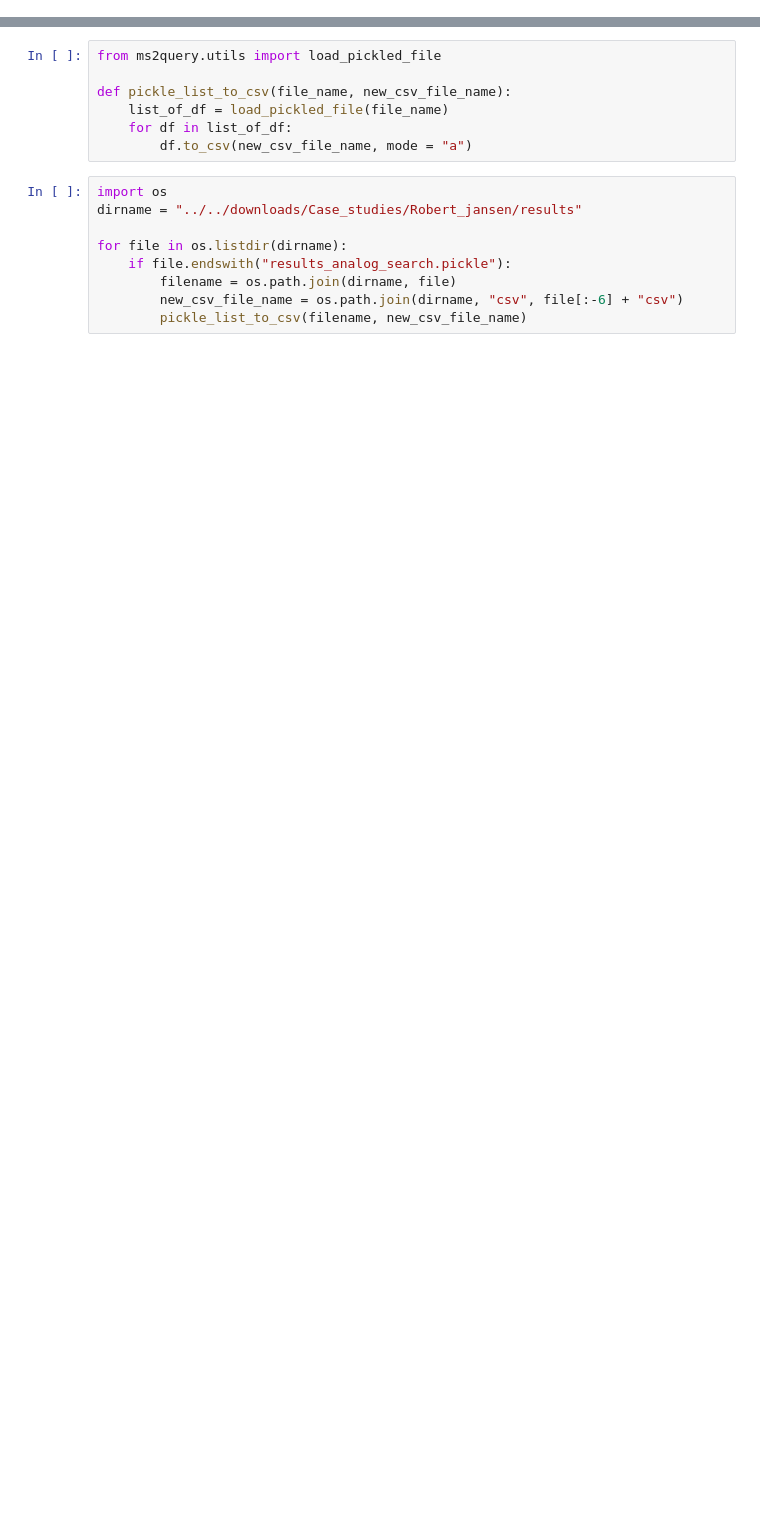
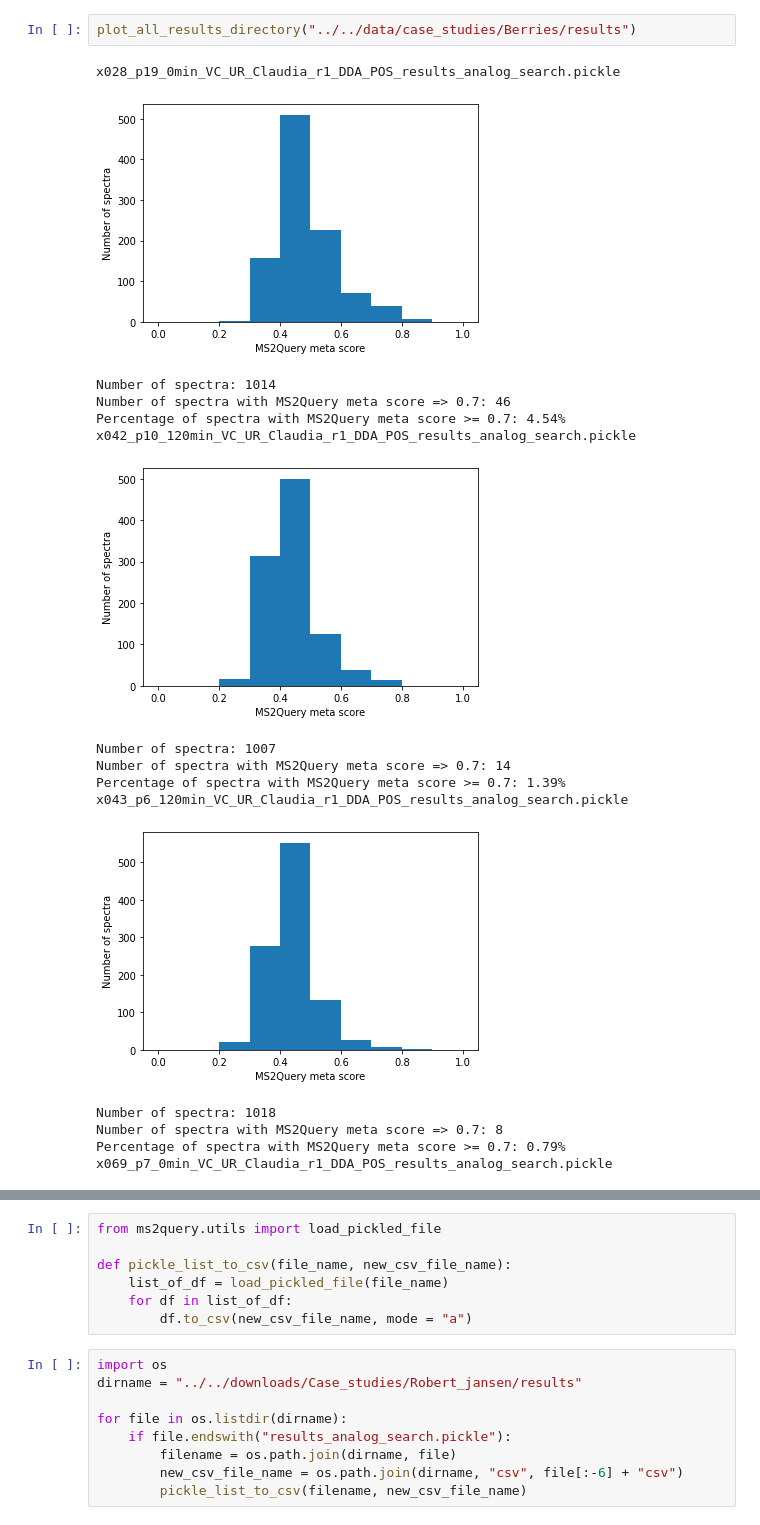
Before and after one commit to iomega/ms2query, a Jupyter notebook: notebooks/case_studies/analyze results.ipynb, the cells around one changed output, grey strips where cells are left out. Cells and saved outputs as stored; diff of their text form; blank space fills up the shorter version.

```diff
--- a/notebooks/case_studies/analyze results.ipynb
+++ b/notebooks/case_studies/analyze results.ipynb
@@ -100,0 +80,19 @@ print(len([score for score in list_of_best_matches if score > 0.65]))
+# %%
+plot_all_results_directory("../../data/case_studies/Berries/results")
+# %% [output]
+x028_p19_0min_VC_UR_Claudia_r1_DDA_POS_results_analog_search.pickle
+[figure, added]
+Number of spectra: 1014
+Number of spectra with MS2Query meta score => 0.7: 46
+Percentage of spectra with MS2Query meta score >= 0.7: 4.54%
+x042_p10_120min_VC_UR_Claudia_r1_DDA_POS_results_analog_search.pickle
+[figure, added]
+Number of spectra: 1007
+Number of spectra with MS2Query meta score => 0.7: 14
+Percentage of spectra with MS2Query meta score >= 0.7: 1.39%
+x043_p6_120min_VC_UR_Claudia_r1_DDA_POS_results_analog_search.pickle
+[figure, added]
+Number of spectra: 1018
+Number of spectra with MS2Query meta score => 0.7: 8
+Percentage of spectra with MS2Query meta score >= 0.7: 0.79%
+x069_p7_0min_VC_UR_Claudia_r1_DDA_POS_results_analog_search.pickle
```
Also changed, not shown: parts of 23 cells of this notebook.
